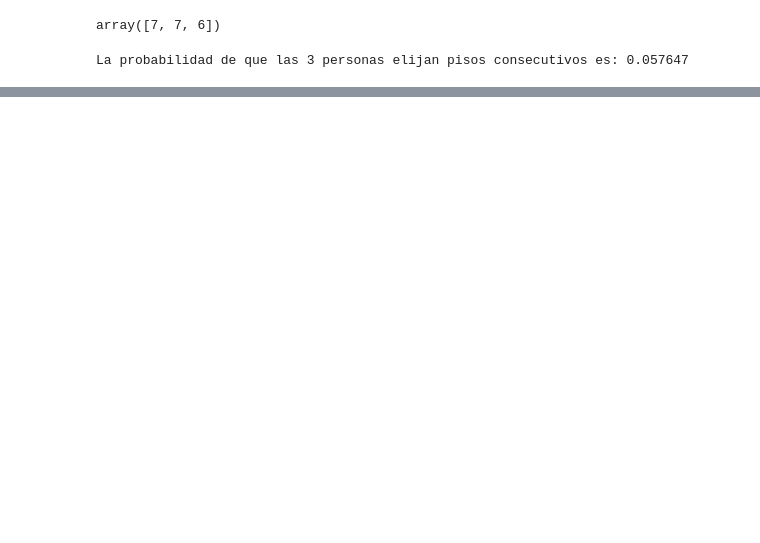
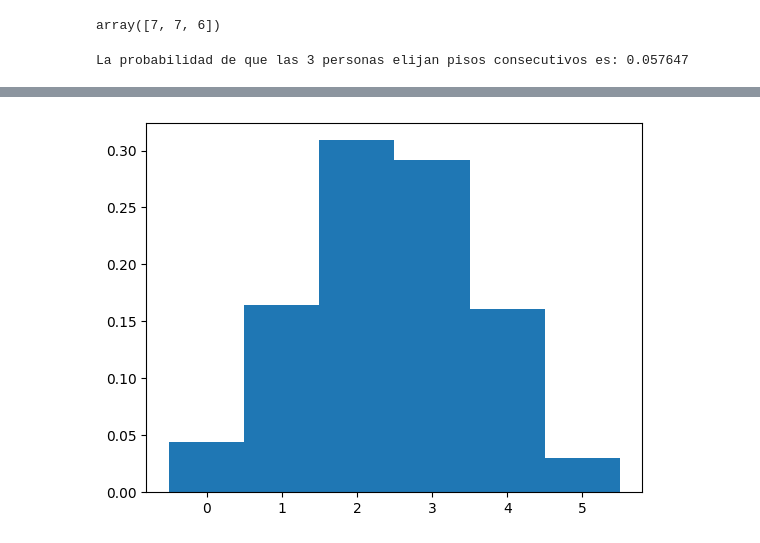
Before and after one commit to BrajanNieto/stats-prob-py, a Jupyter notebook: 01. Ex-Probability.ipynb, the cells around one changed output, grey strips where cells are left out. Cells and saved outputs as stored; diff of their text form; code cells hidden in the pictures; blank space fills up the shorter version.

```diff
--- a/01. Ex-Probability.ipynb
+++ b/01. Ex-Probability.ipynb
@@ -63,0 +153,7 @@ $P = \frac{\text{Favorable Outcomes}}{\text{Sample Space}} = \frac{42}{729} = \f
+# %%
+n=5
+p=0.5
+plt.hist(binom.rvs(n, p, size=1000), bins=np.arange(-0.5, 6.5, 1), density=True), #false cuenta true brinda probabilidades
+plt.show()
+# %% [output]
+[figure, added]
```
Also changed, not shown: parts of 20 cells of this notebook.
